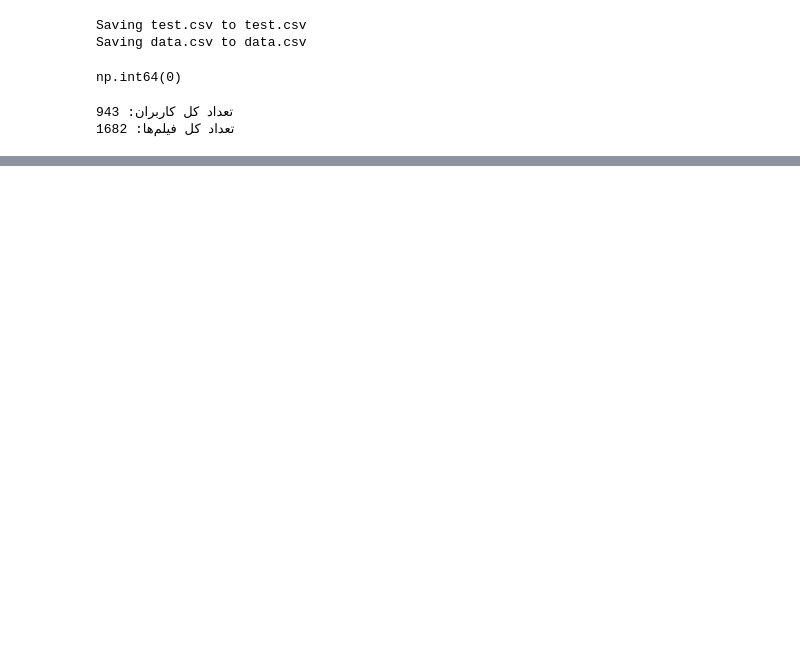
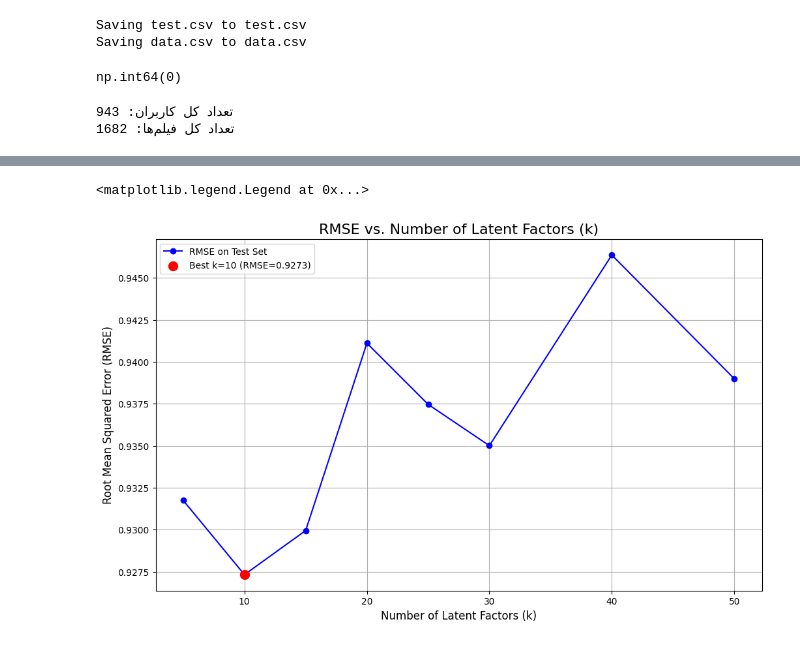
Before and after one commit to kiarashsaeidi/Recommender-system, a Jupyter notebook: code.ipynb, the cells around one changed output, grey strips where cells are left out. Saved outputs shown, nothing was run; the diff lists cells and outputs as text; code cells hidden in the pictures; blank space fills up the shorter version.

```diff
--- a/code.ipynb
+++ b/code.ipynb
@@ -183,0 +223,69 @@ for i in range(10):
+# %%
+import numpy as np
+import pandas as pd
+import matplotlib.pyplot as plt
+
+
+
+
+k_values = [5, 10, 15, 20, 25, 30, 40, 50] # لیستی از k های مختلف برای تست
+results = {} # دیکشنری برای ذخیره نتایج: {k: rmse}
+
+# هایپرپارامترهای ثابت
+alpha = 0.005
+beta = 0.02
+epochs = 30 # برای سرعت بیشتر، تعداد تکرار را در این آزمایش کم می‌کنیم
+
+
+# --- بخش ۳: حلقه اصلی برای آزمایش k های مختلف ---
+for k in k_values:
+    print(f"\n--- شروع آموزش برای k = {k} ---")
+
+    # ۱. مقداردهی اولیه P و Q با k جدید
+    P = np.random.normal(loc=0, scale=0.1, size=(n_users + 1, k))
+    Q = np.random.normal(loc=0, scale=0.1, size=(n_items + 1, k))
+
+    # ۲. حلقه آموزش مدل
+    for epoch in range(epochs):
+        for user_id, item_id, rating, title in train_data.itertuples(index=False):
+            user_vector = P[user_id]
+            item_vector = Q[item_id]
+            prediction = np.dot(user_vector, item_vector)
+            error = rating - prediction
+            P[user_id] += alpha * (error * item_vector - beta * user_vector)
+            Q[item_id] += alpha * (error * user_vector - beta * item_vector)
+
+    # ۳. ارزیابی روی داده‌های آزمون
+    test_squared_error = 0
+    for user_id, item_id, rating, title in test_data.itertuples(index=False):
+        prediction = np.dot(P[user_id], Q[item_id])
+        prediction = np.clip(prediction, 1, 5)
+        test_squared_error += (rating - prediction)**2
+
+    test_rmse = np.sqrt(test_squared_error / len(test_data))
+
+    # ۴. ذخیره نتیجه
+    results[k] = test_rmse
+    print(f"--- پایان آموزش برای k = {k} | RMSE نهایی: {test_rmse:.4f} ---")
+
+
+# --- بخش ۴: رسم نمودار نتایج ---
+# پیدا کردن بهترین k (k که کمترین rmse را داشته)
+best_k = min(results, key=results.get)
+best_rmse = results[best_k]
+
+# استخراج مقادیر برای رسم
+k_list = list(results.keys())
+rmse_list = list(results.values())
+
+plt.figure(figsize=(12, 7))
+plt.plot(k_list, rmse_list, 'b-o', label='RMSE on Test Set')
+plt.title('RMSE vs. Number of Latent Factors (k)', fontsize=16)
+plt.xlabel('Number of Latent Factors (k)', fontsize=12)
+plt.ylabel('Root Mean Squared Error (RMSE)', fontsize=12)
+plt.grid(True)
+
+# هایلایت کردن بهترین نقطه
+plt.scatter(best_k, best_rmse, color='r', s=100, zorder=5, label=f'Best k={best_k} (RMSE={best_rmse:.4f})')
+plt.legend()
+# %% [output]
@@ -183,0 +309,2 @@ for i in range(10):
+<matplotlib.legend.Legend at 0x...>
+[figure, added]
```
Also changed, not shown: parts of 8 cells of this notebook.
